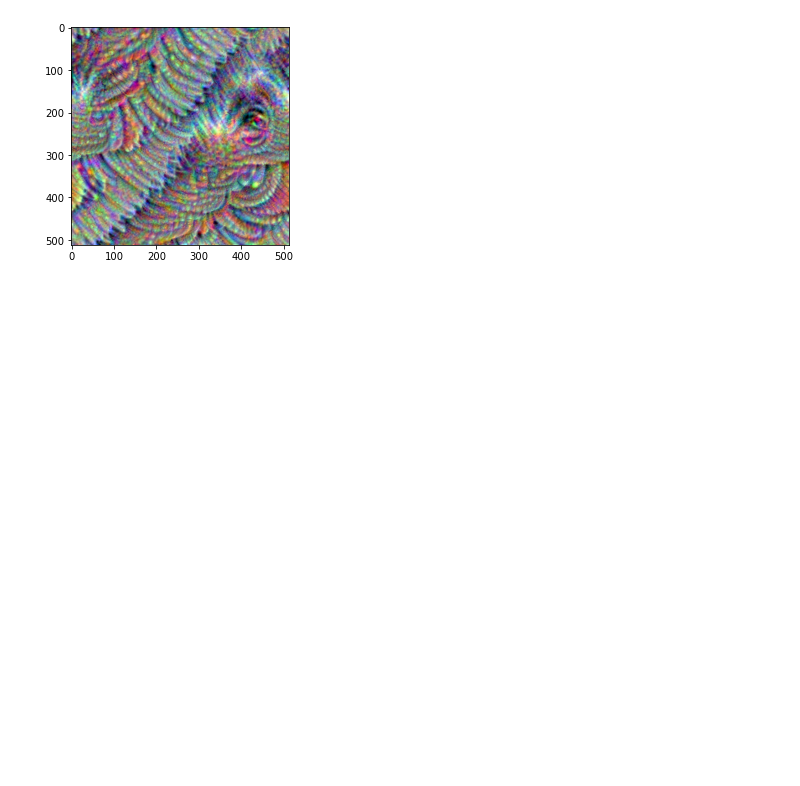
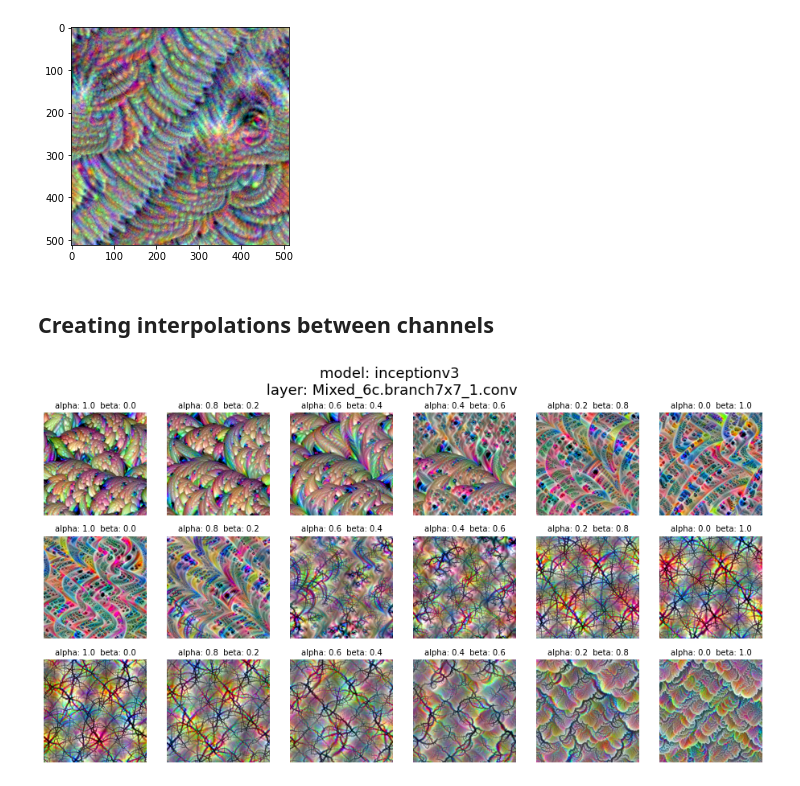
Before and after one commit to Mayukhdeb/torch-dreams-notebooks, a Jupyter notebook: notebooks/torch_dreams_starter.ipynb, the cells around one changed output. Saved outputs shown, nothing was run; the diff lists cells and outputs as text; code cells hidden in the pictures; blank space fills up the shorter version.

Commit message:
starter: include weighted channel blends

```diff
--- a/notebooks/torch_dreams_starter.ipynb
+++ b/notebooks/torch_dreams_starter.ipynb
@@ -258,3 +287,48 @@ plt.imshow(out_unit_1)
 plt.show()
 # %% [output]
 [figure]
+# %% [markdown]
+## Creating interpolations between channels
+# %%
+layer = model.Mixed_6c.branch7x7_1.conv
+layers_to_use = [layer]
+# %%
+cherry_picked_indices = [4, 6, 16, 7]
+# cherry_picked_indices = [16,7]
+# %%
+# all_channel_activations = []
+alphas = np.linspace(0, 1, 6)
+
+for i in range(len(cherry_picked_indices)-1):
+
+    for alpha in alphas:
+        def my_custom_func(layer_outputs):
+            loss = layer_outputs[0][cherry_picked_indices[i]].norm()*(1-alpha) +layer_outputs[0][cherry_picked_indices[i+1]].norm()*(alpha)
+            return loss
+
+        out = dreamy_boi.deep_dream(
+            image_path = "noise.jpg",
+            layers = layers_to_use,
+            octave_scale = 1.2,
+            num_octaves = 9,
+            iterations = 200,
+            lr = 6.9,
+            custom_func =  my_custom_func,
+            max_rotation =  0.3
+        )
+        all_channel_activations.append(out)
+        # plt.imshow(out)
+        # plt.show()
+# %%
+fig, ax = plt.subplots(nrows=3, ncols=6, figsize = (16,8))
+fig.suptitle('model: inceptionv3 \n layer: Mixed_6c.branch7x7_1.conv \n', fontsize=18)
+
+for i in range(len(all_channel_activations)):
+    # print(alphas[i])
+
+    title = "alpha: " + str(round(1 - alphas[i%len(alphas)], 2)) + "  beta: " + str(round(alphas[i%len(alphas)],2))
+    ax.flat[i].imshow(all_channel_activations[i])
+    ax.flat[i].set_title(title, fontsize = 10)
+    ax.flat[i].axis("off")
+# %% [output]
+[figure, added]
```
Also changed, not shown: parts of 4 cells of this notebook.
